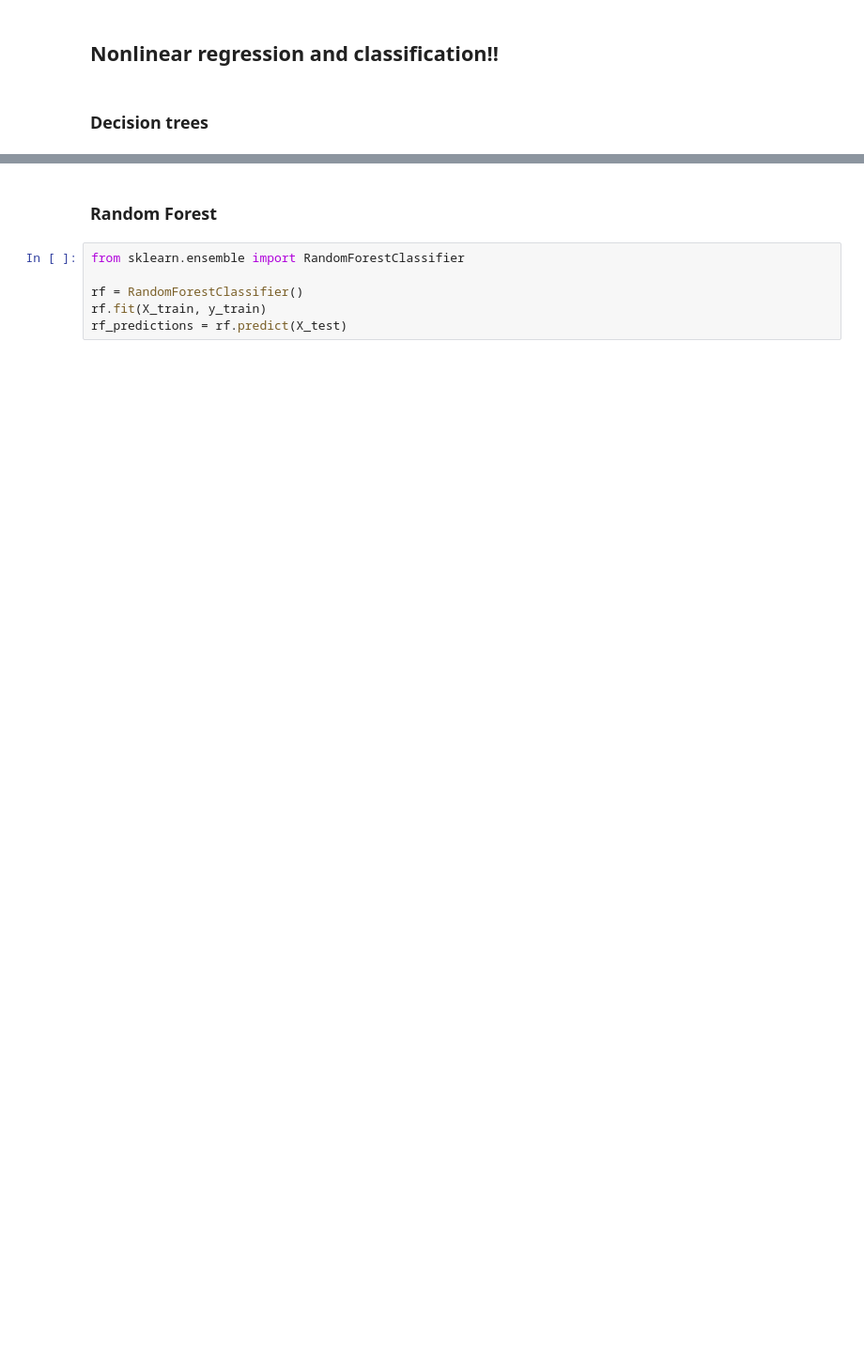
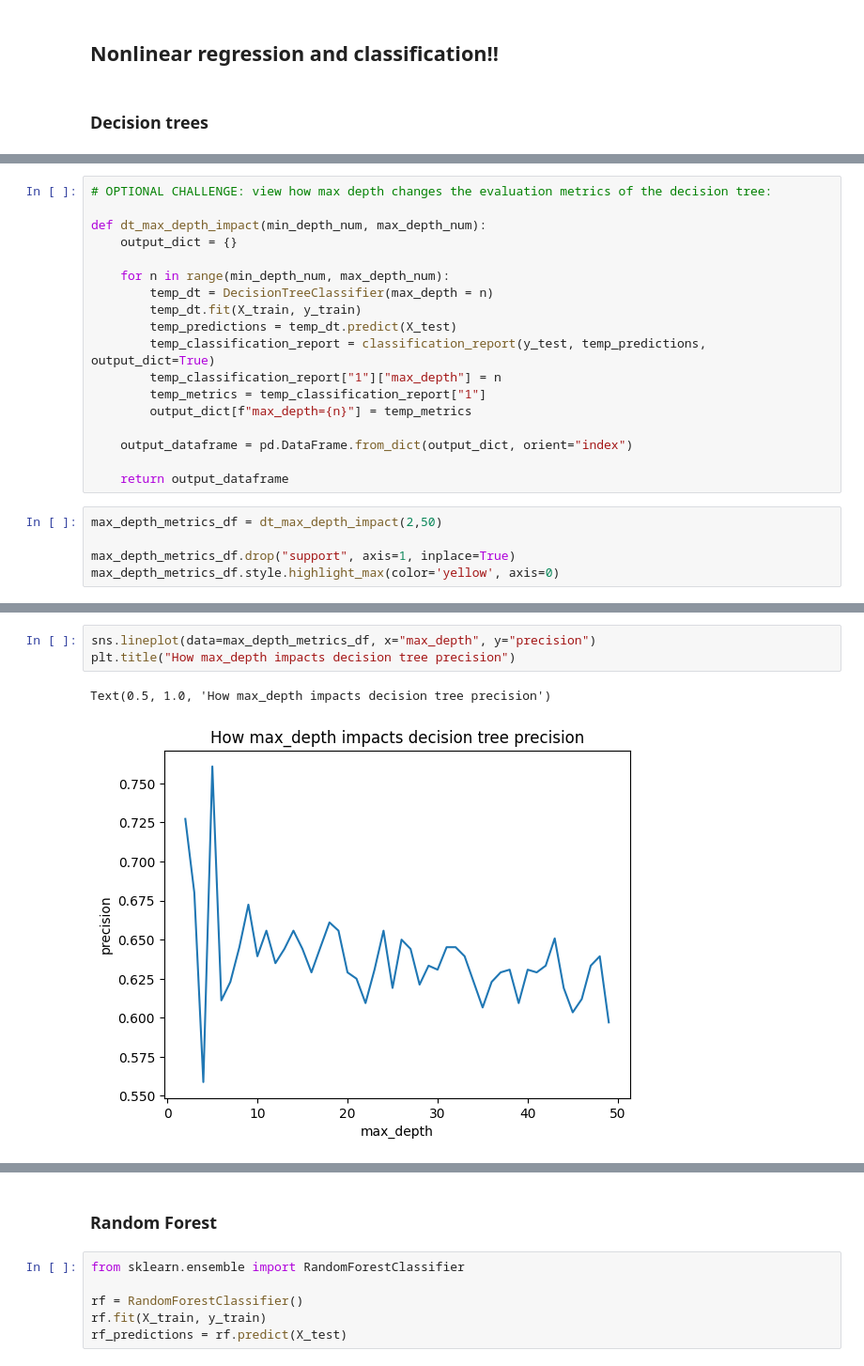
Before and after one commit to Meg-Guidry/ml_revision_Jan2024, a Jupyter notebook: ml_practice_notebook.ipynb, the cells around one changed output, grey strips where cells are left out. Shown: that part at 94% size. Saved outputs shown, nothing was run; the diff lists cells and outputs as text; blank space fills up the shorter version.

```diff
--- a/ml_practice_notebook.ipynb
+++ b/ml_practice_notebook.ipynb
@@ -463,0 +451,23 @@ dt_classification_report
+# %%
+# OPTIONAL CHALLENGE: view how max depth changes the evaluation metrics of the decision tree:
+
+def dt_max_depth_impact(min_depth_num, max_depth_num):
+    output_dict = {}
+
+    for n in range(min_depth_num, max_depth_num):
+        temp_dt = DecisionTreeClassifier(max_depth = n)
+        temp_dt.fit(X_train, y_train)
+        temp_predictions = temp_dt.predict(X_test)
+        temp_classification_report = classification_report(y_test, temp_predictions, output_dict=True)
+        temp_classification_report["1"]["max_depth"] = n
+        temp_metrics = temp_classification_report["1"]
+        output_dict[f"max_depth={n}"] = temp_metrics
+
+    output_dataframe = pd.DataFrame.from_dict(output_dict, orient="index")
+
+    return output_dataframe
+# %%
+max_depth_metrics_df = dt_max_depth_impact(2,50)
+
+max_depth_metrics_df.drop("support", axis=1, inplace=True)
+max_depth_metrics_df.style.highlight_max(color='yellow', axis=0)
@@ -463,0 +506,6 @@ dt_classification_report
+# %%
+sns.lineplot(data=max_depth_metrics_df, x="max_depth", y="precision")
+plt.title("How max_depth impacts decision tree precision")
+# %% [output]
+Text(0.5, 1.0, 'How max_depth impacts decision tree precision')
+[figure, added]
```
Also changed, not shown: parts of 13 cells of this notebook.
